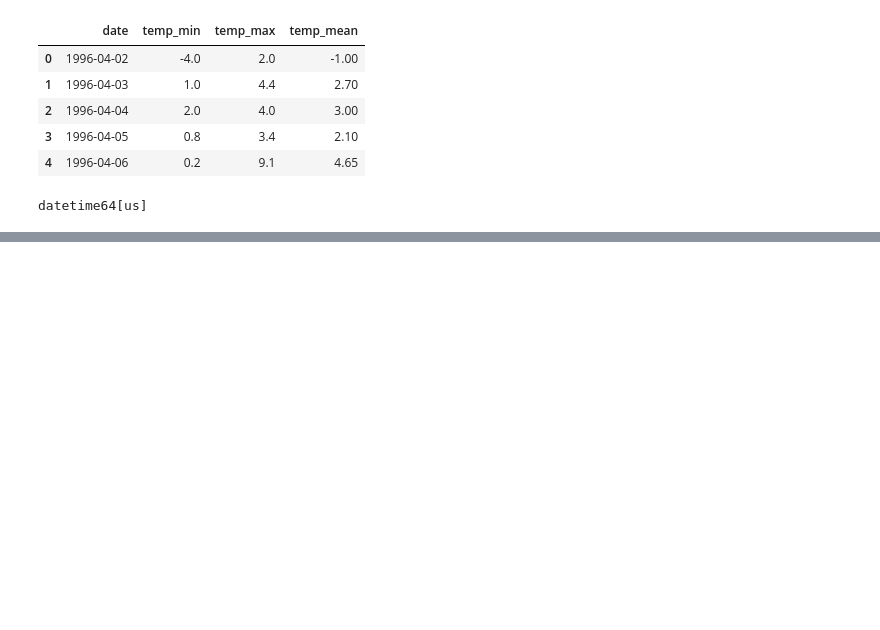
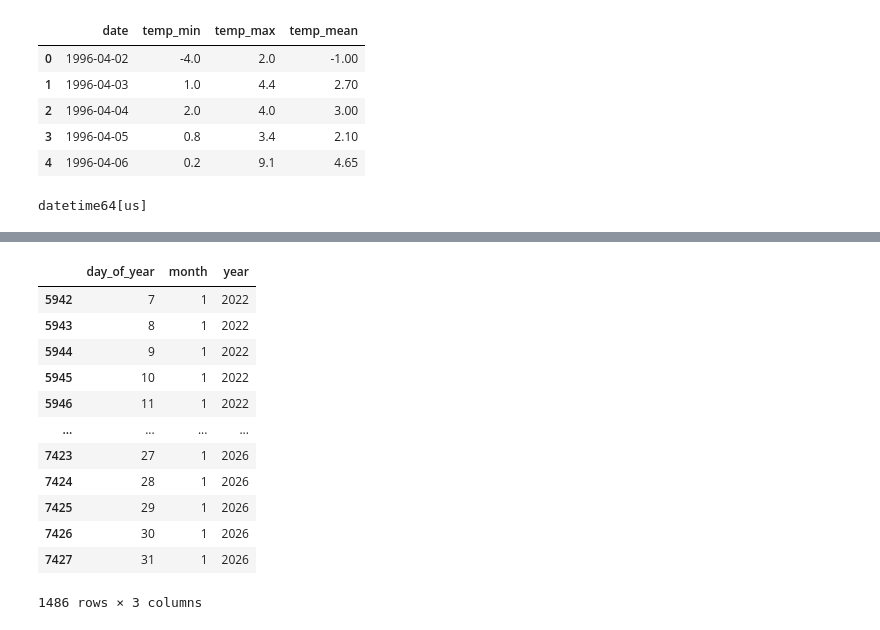
Before and after one commit to tomasbejholt/Rise, a Jupyter notebook: forecaster.ipynb, the cells around one changed output, grey strips where cells are left out. Cells and saved outputs as stored; diff of their text form; code cells hidden in the pictures; blank space fills up the shorter version.

```diff
--- a/forecaster.ipynb
+++ b/forecaster.ipynb
@@ -1,7 +1,11 @@
 # %%
 import pandas as pd
+from pathlib import Path
 
-df = pd.read_csv("data_clean.csv")
+data_path = Path("data")
+data_path.mkdir(exist_ok=True)
+
+df = pd.read_csv(data_path / "data_clean.csv")
 df.head()
 # %% [output]
 |  | date | temp_min | temp_max | temp_mean |
@@ -15,18 +19,25 @@ df["date"] = pd.to_datetime(df["date"])
 df['day_of_year'] = pd.to_datetime(df['date']).dt.day_of_year
 df['month']       = pd.to_datetime(df['date']).dt.month
 df['year']        = pd.to_datetime(df['date']).dt.year
+
+df = df.sort_values('date').reset_index(drop=True)
 # %%
 print(df["date"].dtype)
 # %% [output]
 datetime64[us]
 # %%
-from sklearn.model_selection import train_test_split
 from sklearn.ensemble import GradientBoostingRegressor
 
-df['date'] = df['date'].map(lambda x: x.toordinal())
-X = df[["date", 'day_of_year', 'month', 'year']]
+X = df[['day_of_year', 'month', 'year']]
 y = df['temp_mean']
-X_train, X_test, y_train, y_test = train_test_split(X, y, test_size=0.2)
+
+split = int(len(df) * 0.8)
+
+X_train = X.iloc[:split]   # older 80% of data
+X_test  = X.iloc[split:]   # newer 20% of data
+
+y_train = y.iloc[:split]
+y_test  = y.iloc[split:]
 
 model = GradientBoostingRegressor()
 model.fit(X_train, y_train)
@@ -107,0 +192,16 @@ model
+# %%
+X_test
+# %% [output]
+|  | day_of_year | month | year |
+| 5942 | 7 | 1 | 2022 |
+| 5943 | 8 | 1 | 2022 |
+| 5944 | 9 | 1 | 2022 |
+| 5945 | 10 | 1 | 2022 |
+| 5946 | 11 | 1 | 2022 |
+| ... | ... | ... | ... |
+| 7423 | 27 | 1 | 2026 |
+| 7424 | 28 | 1 | 2026 |
+| 7425 | 29 | 1 | 2026 |
+| 7426 | 30 | 1 | 2026 |
+| 7427 | 31 | 1 | 2026 |
+1486 rows × 3 columns
```
Also changed, not shown: parts of 14 cells of this notebook, 1 other file.
